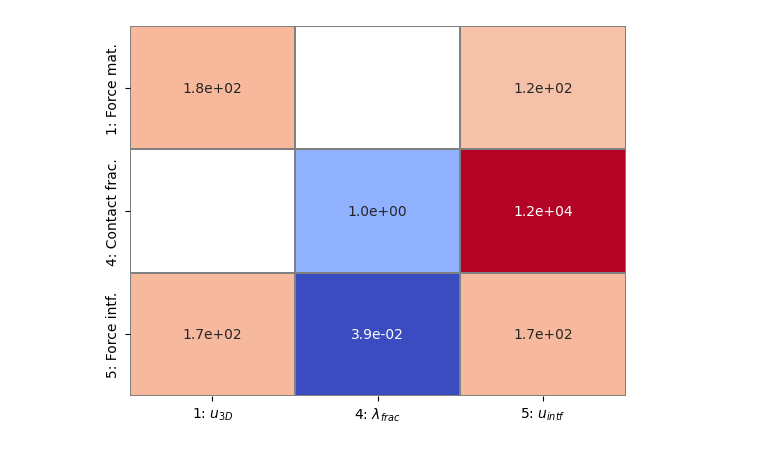
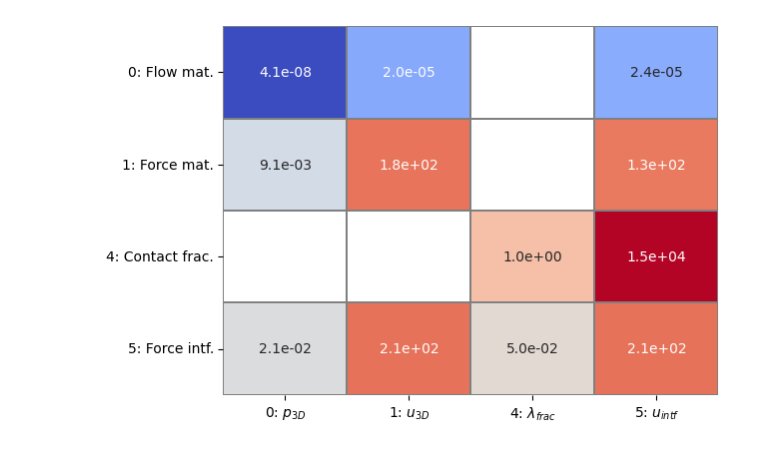
Before and after one commit to pmgbergen/FTHM-Solver, a Jupyter notebook: fpm/full_system.ipynb, the cells around one changed output. Saved outputs shown, nothing was run; the diff lists cells and outputs as text; code cells hidden in the pictures.

```diff
--- a/fpm/full_system.ipynb
+++ b/fpm/full_system.ipynb
@@ -12,11 +12,11 @@ from plot_utils import *
 
 # data = load_data("../stats/fpm_0_sticking_solver_1_numba.json")
 # data = load_data("../stats/fpm_0_sliding_solver_1_numba.json")
-data = load_data("../stats/fpm_0_open_solver_1_numba.json")
+# data = load_data("../stats/fpm_0_open_solver_1_numba.json")
 
 # data = load_data("../stats/fpm_1_sticking_solver_1_numba.json")
 # data = load_data("../stats/fpm_1_sliding_solver_1_numba.json")
-# data = load_data("../stats/fpm_1_open_solver_1_numba.json")
+data = load_data("../stats/fpm_1_open_solver_1_numba.json")
 
 # data = load_data("../stats/fpm_01_open_solver_1_numba.json")
 # data = load_data("../stats/fpm_01_sticking_solver_1_numba.json")
@@ -142,4 +142,4 @@ J[:].plot_max()
 # %%
-J[[1,4,5]].plot_max()
+J[[0,1,4,5]].plot_max()
 # %% [output]
-[figure, old version]
+[figure, new version]
```
Also changed, not shown: parts of 18 cells of this notebook, 2 other files.
